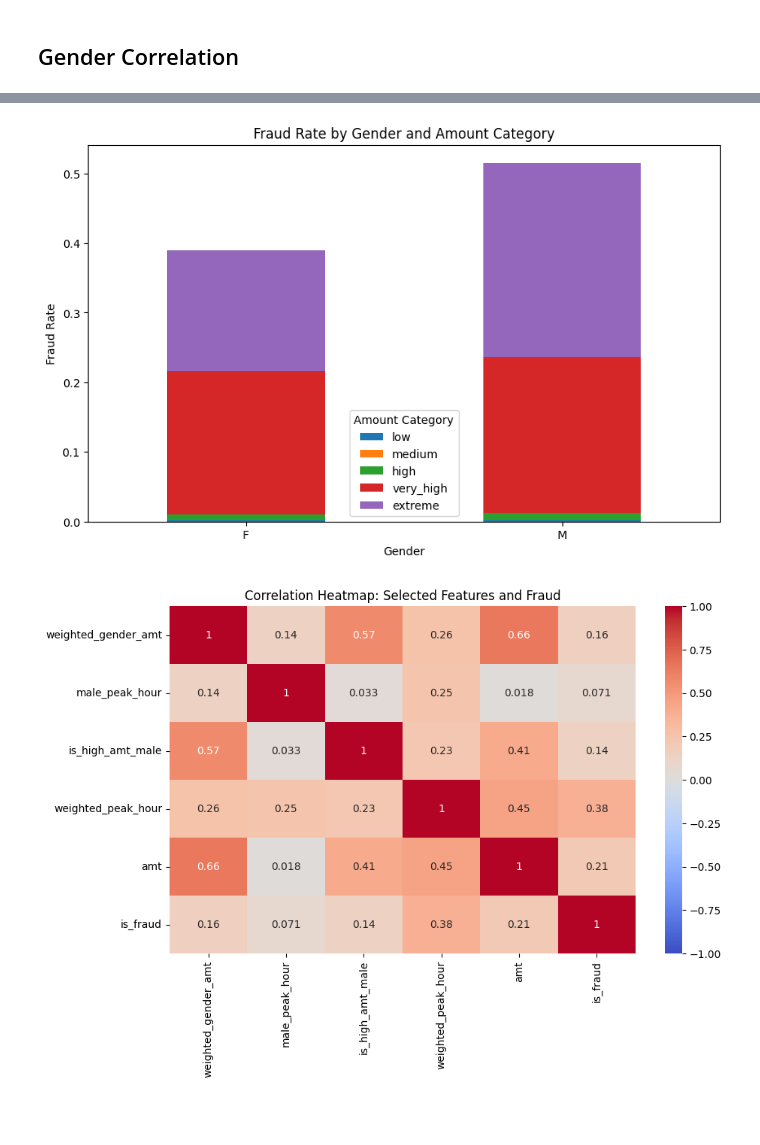
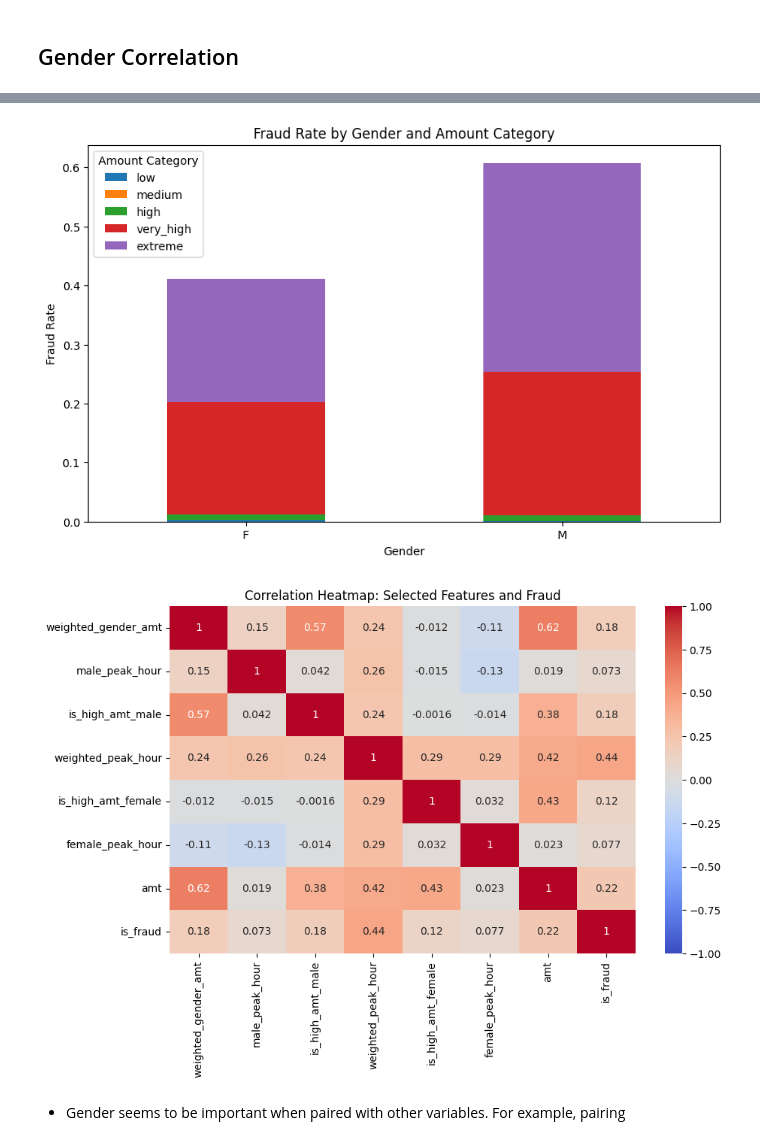
Before and after one commit to kmissmer/CreditCardFinalProject, a Jupyter notebook: final.ipynb, the cells around one changed output, grey strips where cells are left out. Saved outputs shown, nothing was run; the diff lists cells and outputs as text; code cells hidden in the pictures; blank space fills up the shorter version.

```diff
--- a/final.ipynb
+++ b/final.ipynb
@@ -150,2 +167,6 @@ Target label is is_fraud. There are obviously a lot more cases of not being frau
+# %%
+# randomly take 100000 samples from the dataset
+
+data = data.sample(n=100000, random_state=42)
 # %%
 # stratify on is_fraud to have the same proportion of fraud in train and test set take 20% of the data for the test set
@@ -286 +308,5 @@ Name: is_fraud, dtype: float64
 [figure]
+# %%
+# create new feature for if the amount spent was in the top 90% of its respective "category" feature
+
+train['amt_top90'] = train['amt'] > train.groupby('category')['amt'].transform(lambda x: x.quantile(0.90))
@@ -717,7 +711,7 @@ plt.xticks(rotation=0)
 plt.legend(title='Amount Category')
 plt.show()
 # %% [output]
-[figure, old version]
+[figure, new version]
 # %%
 # Flag for males with high transaction amounts
 train['is_high_amt_male'] = ((train['gender'] == 'M') & (train['amt'] > 1000)).astype(int)
@@ -727,20 +721,28 @@ train['male_peak_hour'] = ((train['gender'] == 'M') & (train['is_peak_hour'] ==
 # %%
 # Weighted gender feature
 train['weighted_gender_amt'] = train['gender'].apply(lambda x: 1 if x == 'M' else 0) * train['amt']
+# %%
+# Flag for women with high transaction amounts
+train['is_high_amt_female'] = ((train['gender'] == 'F') & (train['amt'] > 1000)).astype(int)
+# %%
+# Combine gender and peak hours
+train['female_peak_hour'] = ((train['gender'] == 'F') & (train['is_peak_hour'] == 1)).astype(int)
 # %%
 # Select the relevant columns
-correlation_features = ['weighted_gender_amt', 'male_peak_hour', 'is_high_amt_male', 'weighted_peak_hour', 'amt', 'is_fraud']
+correlation_features = ['weighted_gender_amt', 'male_peak_hour', 'is_high_amt_male', 'weighted_peak_hour', 'is_high_amt_female', 'female_peak_hour', 'amt', 'is_fraud']
 
 # Calculate the correlation matrix
 correlation_matrix = train[correlation_features].corr()
 
 # Plot the heatmap
 plt.figure(figsize=(10, 6))
 sns.heatmap(correlation_matrix, annot=True, cmap='coolwarm', vmin=-1, vmax=1)
 plt.title('Correlation Heatmap: Selected Features and Fraud')
 plt.show()
 # %% [output]
-[figure, old version]
+[figure, new version]
+# %% [markdown]
+- Gender seems to be important when paired with other variables. For example, pairing
 # %%
 # Group by latitude and longitude rounded to 2 decimal places (to create regions)
 train['lat_rounded'] = train['lat'].round(2)
```
Also changed, not shown: parts of 80 cells of this notebook.
